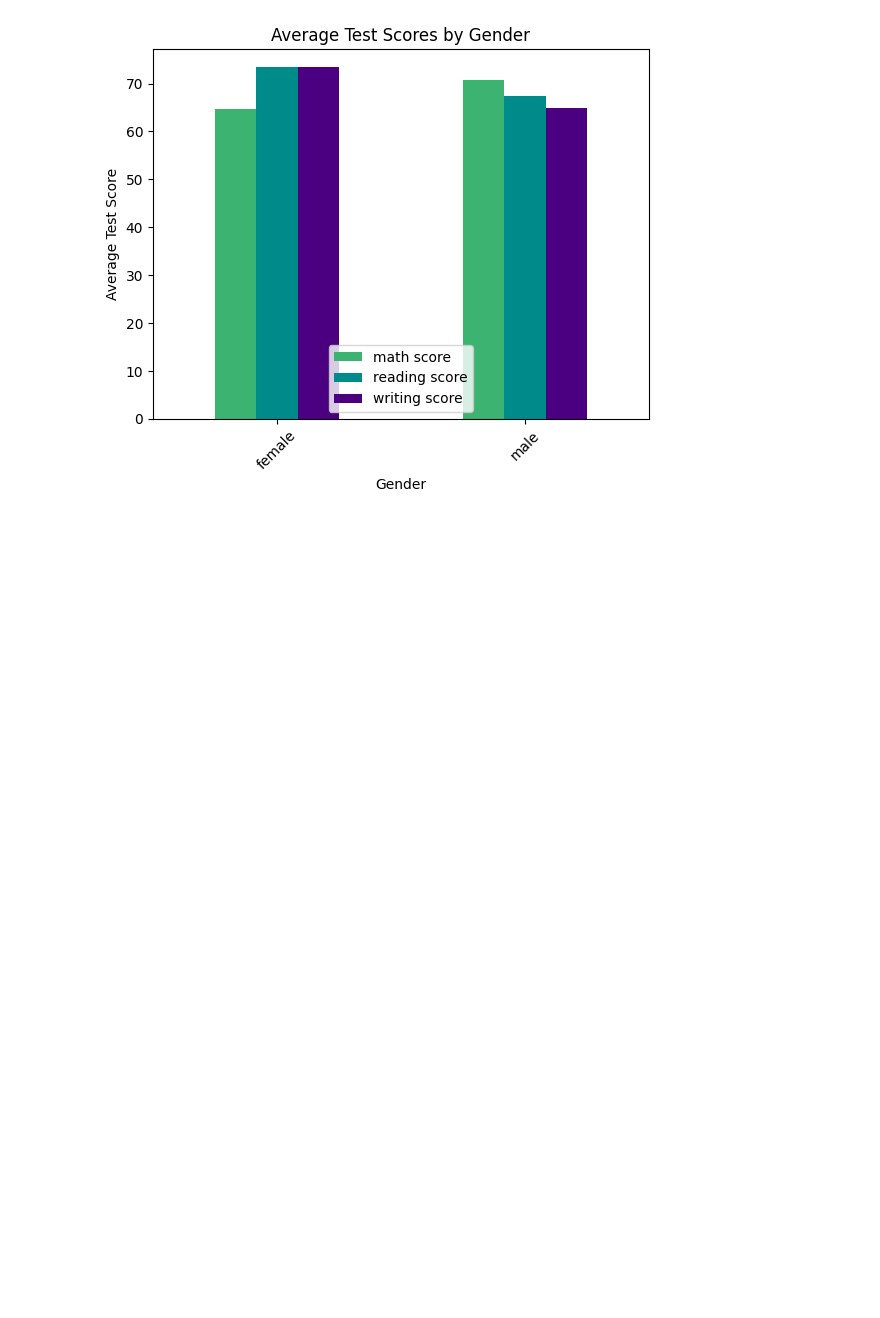
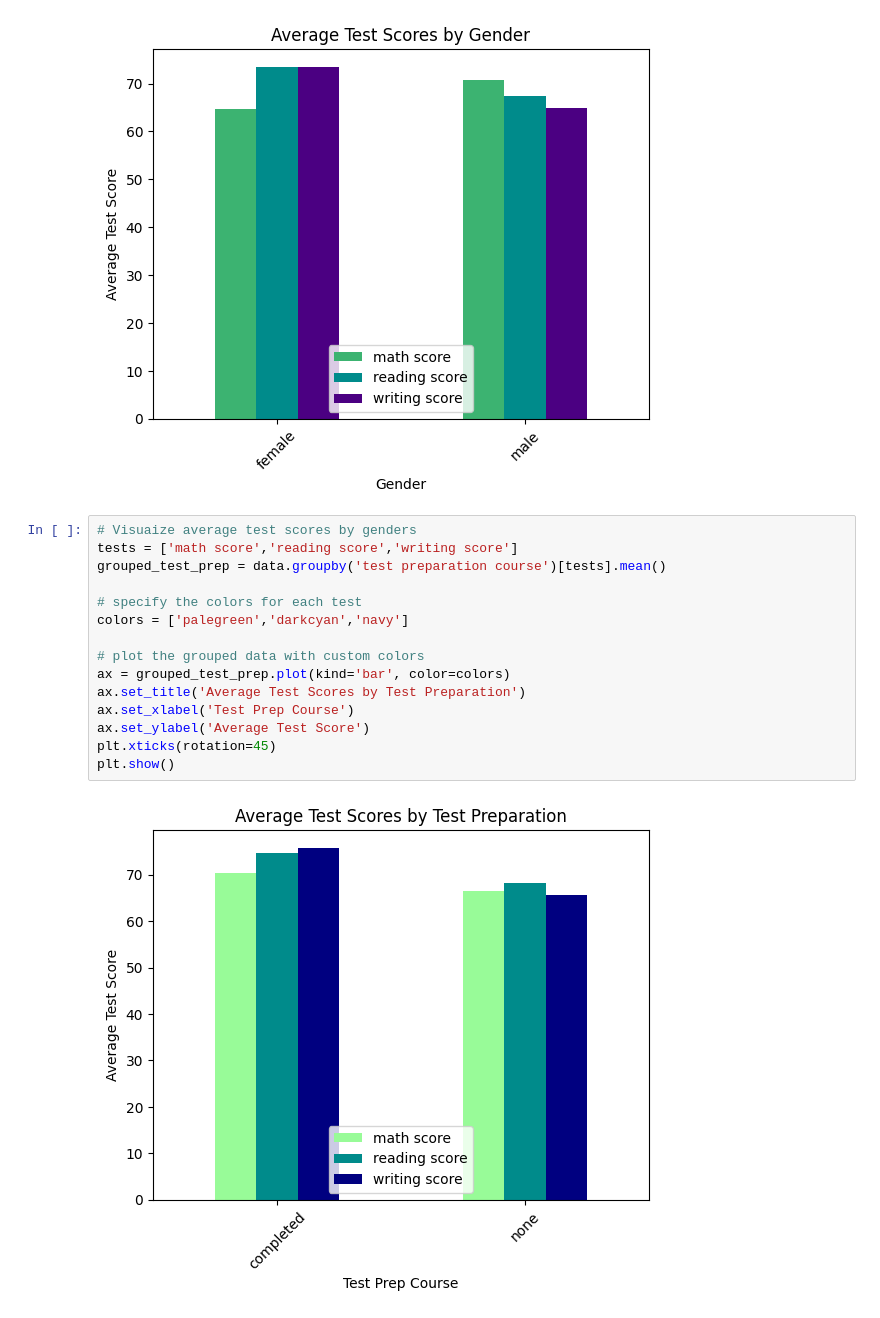
Before and after one commit to DanielPopoola/data-science-projects, a Jupyter notebook: Student-Performance-Prediction.ipynb, the cells around one changed output. Cells and saved outputs as stored; diff of their text form; blank space fills up the shorter version.

```diff
--- a/Student-Performance-Prediction.ipynb
+++ b/Student-Performance-Prediction.ipynb
@@ -91,3 +93,20 @@ plt.xticks(rotation=45)
 plt.show()
 # %% [output]
 [figure]
+# %%
+# Visuaize average test scores by genders
+tests = ['math score','reading score','writing score']
+grouped_test_prep = data.groupby('test preparation course')[tests].mean()
+
+# specify the colors for each test
+colors = ['palegreen','darkcyan','navy']
+
+# plot the grouped data with custom colors
+ax = grouped_test_prep.plot(kind='bar', color=colors)
+ax.set_title('Average Test Scores by Test Preparation')
+ax.set_xlabel('Test Prep Course')
+ax.set_ylabel('Average Test Score')
+plt.xticks(rotation=45)
+plt.show()
+# %% [output]
+[figure, added]
```
Also changed, not shown: parts of 3 cells of this notebook.
